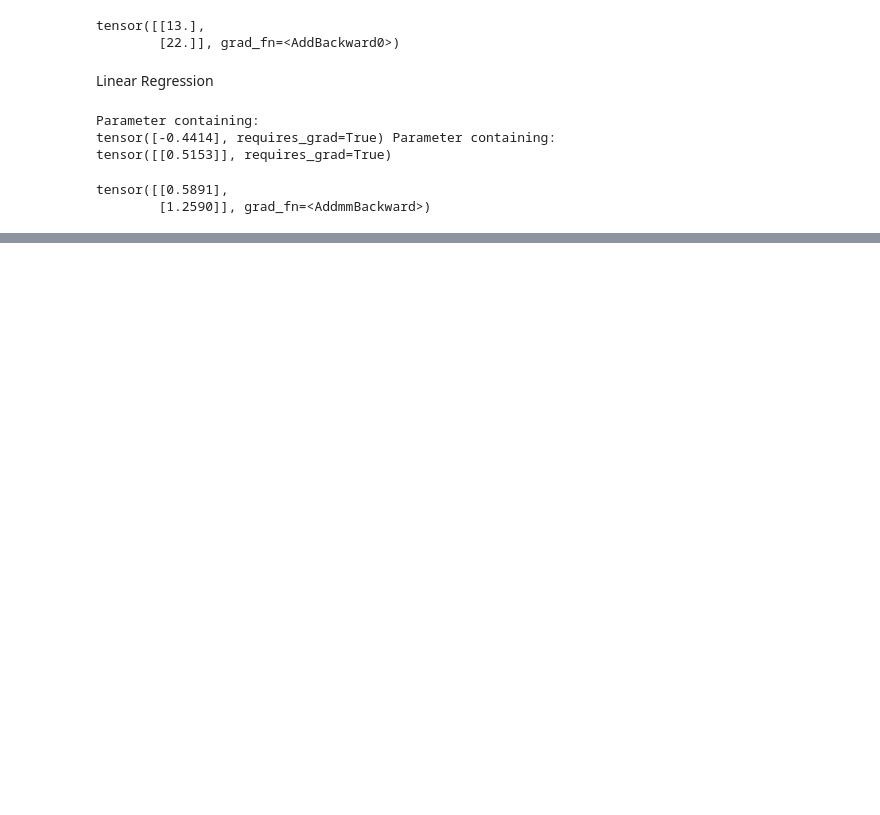
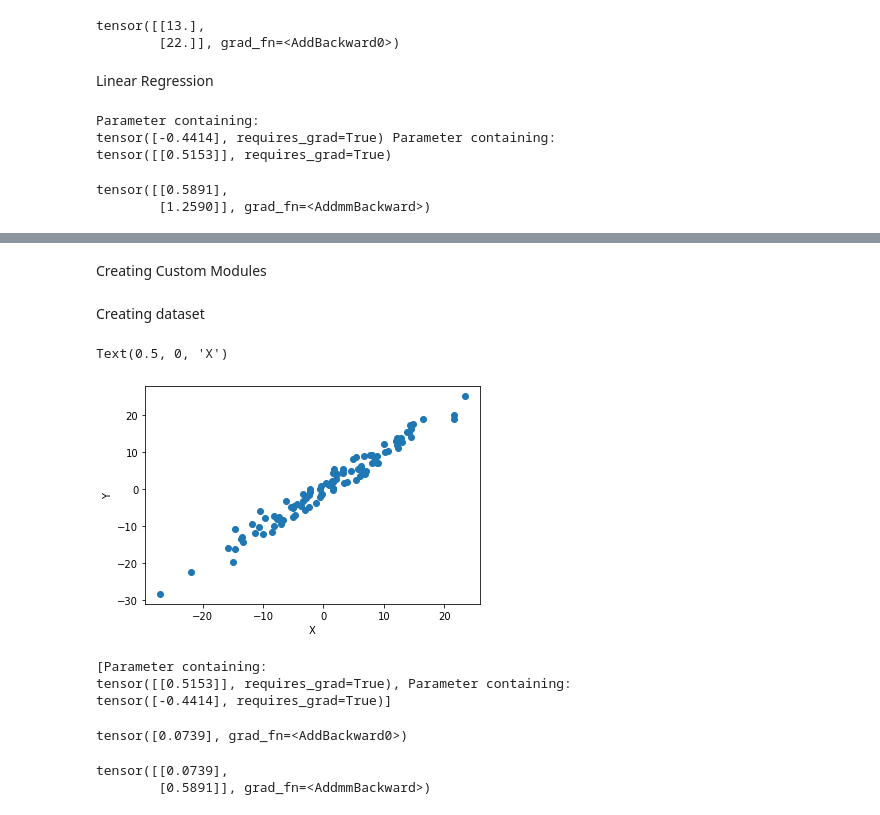
Before and after one commit to AnupamaRajkumar/PyTorchTutorials, a Jupyter notebook: LinearRegression.ipynb, the cells around one changed output, grey strips where cells are left out. Saved outputs shown, nothing was run; the diff lists cells and outputs as text; code cells hidden in the pictures; blank space fills up the shorter version.

```diff
--- a/LinearRegression.ipynb
+++ b/LinearRegression.ipynb
@@ -46,0 +113,2 @@ Custom Modules
+# %% [markdown]
+Creating Custom Modules
@@ -46,0 +118,11 @@ Custom Modules
+# %% [markdown]
+Creating dataset
+# %%
+X = torch.randn(100, 1)*10 #to setup a larger range of the values
+Y = X + 2*torch.randn(100, 1)  #adding noise
+plt.plot(X.numpy(), Y.numpy(), 'o')
+plt.ylabel('Y')
+plt.xlabel('X')
+# %% [output]
+Text(0.5, 0, 'X')
+[figure, added]
@@ -46,0 +138,19 @@ Custom Modules
+# %%
+torch.manual_seed(1)
+model = LinearRegression(1, 1)
+print(list(model.parameters()))
+# %% [output]
+[Parameter containing:
+tensor([[0.5153]], requires_grad=True), Parameter containing:
+tensor([-0.4414], requires_grad=True)]
+# %%
+x = torch.tensor([1.0])
+model.forward(x)
+# %% [output]
+tensor([0.0739], grad_fn=<AddBackward0>)
+# %%
+x = torch.tensor([[1.0], [2.0]])
+model.forward(x)
+# %% [output]
+tensor([[0.0739],
+        [0.5891]], grad_fn=<AddmmBackward>)
```
Also changed, not shown: parts of 18 cells of this notebook.
